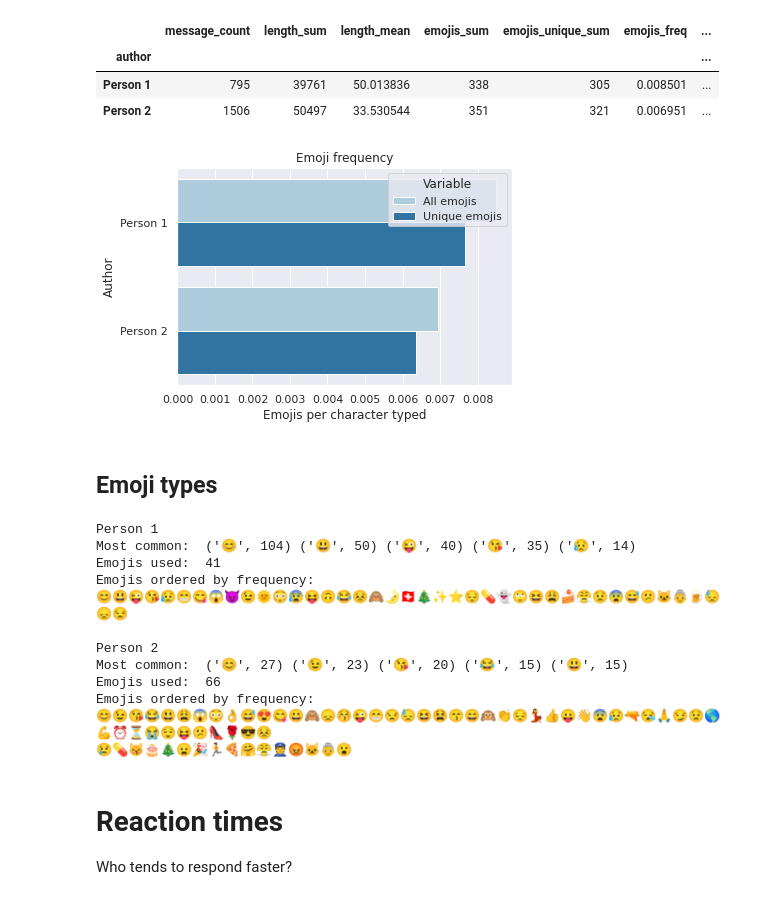
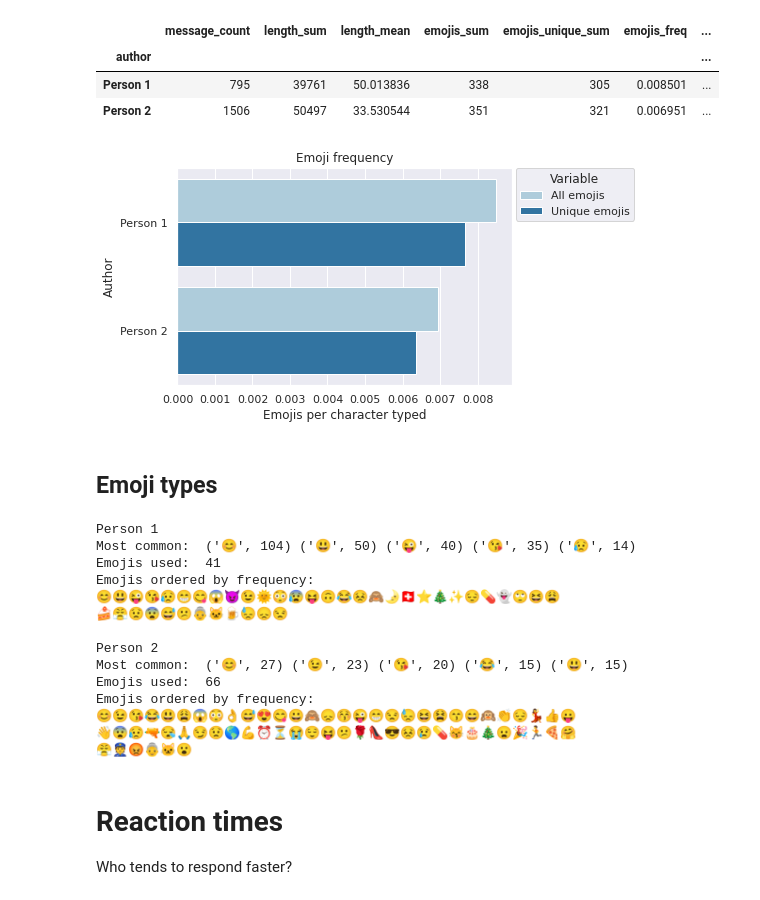
Before and after one commit to aimfeld/whatsapp-chat-analysis, a Jupyter notebook: whatsapp-chat-analysis.ipynb, the cells around one changed output. Drawn from its saved outputs; the diff is of its cells as text; code cells hidden in the pictures.

```diff
--- a/whatsapp-chat-analysis.ipynb
+++ b/whatsapp-chat-analysis.ipynb
@@ -215,16 +215,16 @@ df_agg
 # %%
 # Grouped bar chart, see https://stackoverflow.com/a/38611976/94289
 df_emoji = pd.melt(df_agg.reset_index(), id_vars=['author'], value_vars=['emojis_freq', 'emojis_unique_freq'])
 df_emoji['variable'].replace(['emojis_freq', 'emojis_unique_freq'], ['All emojis', 'Unique emojis'], inplace=True)
 sns.barplot(x='value', y='author', hue='variable', data=df_emoji, palette=pair_palette)
 plt.title('Emoji frequency')
 plt.xlabel('Emojis per character typed')
 plt.ylabel('Author')
 # Using labels parameter breaks legend patches (seaborn bug?), therefore variables are renamed in dataframe above.
-plt.legend(title='Variable')
+plt.legend(title='Variable', bbox_to_anchor=(1.01, 1),borderaxespad=0)
 plt.show()
 # %% [output]
-[figure, old version]
+[figure, new version]
 # %% [markdown]
 ## Emoji types
 # %%
@@ -242,21 +242,23 @@ for author, counter in emoji_counters.items():
     print('Most common: ', *counter.most_common(5))
     print('Emojis used: ', len(counter))
     emoji_list = [emoji for emoji, count in counter.most_common()]
-    print('Emojis ordered by frequency:', textwrap.fill(''.join(emoji_list), 50), sep='\n')
+    print('Emojis ordered by frequency:', textwrap.fill(''.join(emoji_list), 30), sep='\n')
     print()
 # %% [output]
 Person 1
 Most common:  ('😊', 104) ('😃', 50) ('😜', 40) ('😘', 35) ('😥', 14)
 Emojis used:  41
 Emojis ordered by frequency:
-😊😃😜😘😥😁😋😱😈😉🌞😳😰😝🙃😂😣🙈🌛🇨🇭🎄✨⭐😔💊👻🙄😆😩🍰😤😟😨😅😕🐱👵🍺😓😞😒
+😊😃😜😘😥😁😋😱😈😉🌞😳😰😝🙃😂😣🙈🌛🇨🇭⭐🎄✨😔💊👻🙄😆😩
+🍰😤😟😨😅😕👵🐱🍺😓😞😒
 
 Person 2
 Most common:  ('😊', 27) ('😉', 23) ('😘', 20) ('😂', 15) ('😃', 15)
 Emojis used:  66
 Emojis ordered by frequency:
-😊😉😘😂😃😩😱😳👌😅😍😋😀🙈😞😚😜😁😒😓😆😫😙😄🙉👏😔💃👍😛👋😨😥🔫😪🙏😏😟🌎💪⏰⏳😭😌😝😕👠🌹😎😣
-😢💊😽🎂🎄😦🎉🏃🍕🤗😤👮😡🐱👵😮
+😊😉😘😂😃😩😱😳👌😅😍😋😀🙈😞😚😜😁😒😓😆😫😙😄🙉👏😔💃👍😛
+👋😨😥🔫😪🙏😏😟🌎💪⏰⏳😭😌😝😕🌹👠😎😣😢💊😽🎂🎄😦🎉🏃🍕🤗
+😤👮😡👵🐱😮
 # %% [markdown]
 # Reaction times
 
```
Also changed, not shown: parts of 2 cells of this notebook, 11 other files.
